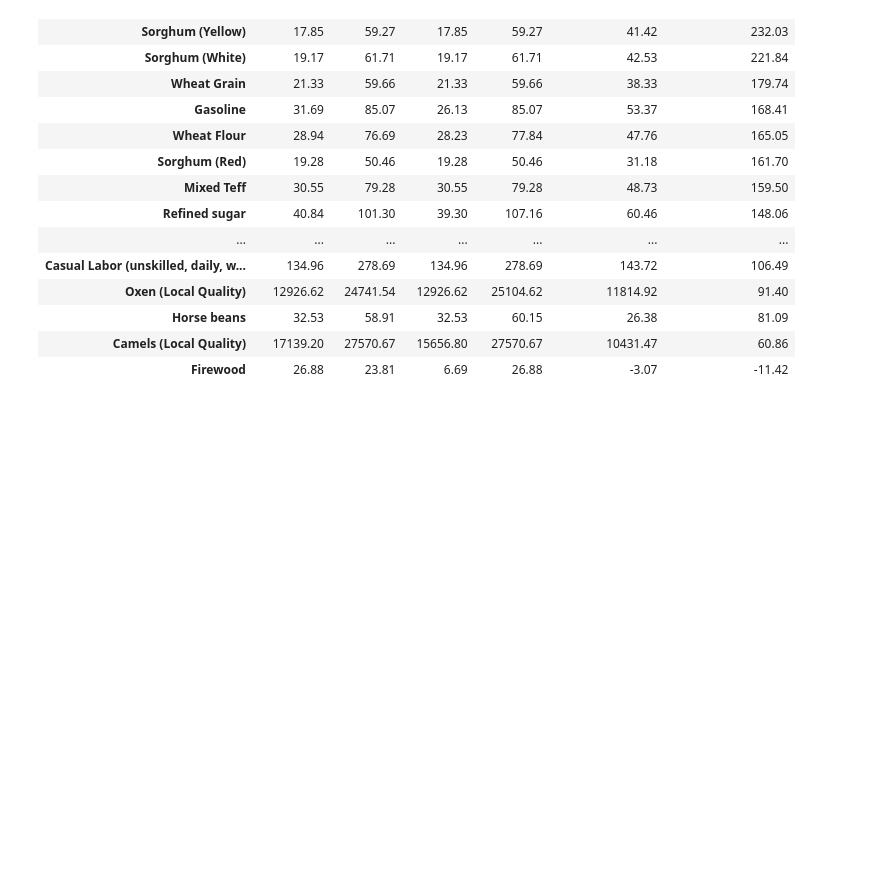
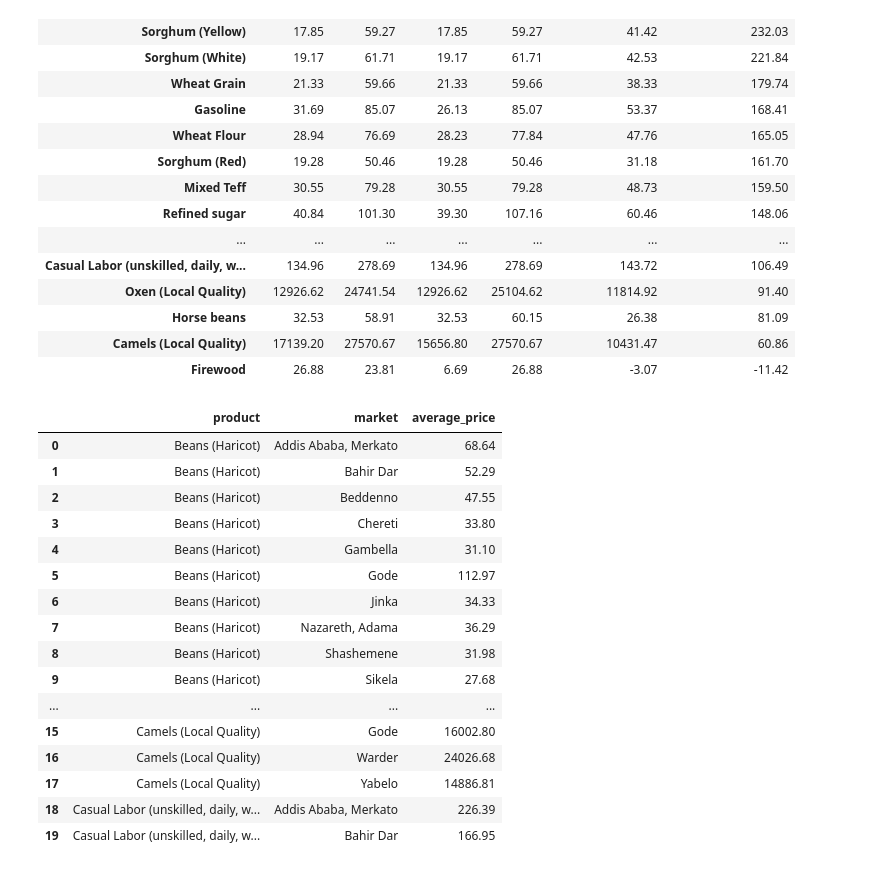
Before and after one commit to demirewu-manidefro/ethiopian-agricultural-market-intelligence1, a Jupyter notebook: explore_dataset.ipynb, the cells around one changed output. Drawn from its saved outputs; the diff is of its cells as text; code cells hidden in the pictures; blank space fills up the shorter version.

Commit message:
market_product_summary = (

```diff
--- a/explore_dataset.ipynb
+++ b/explore_dataset.ipynb
@@ -1040,3 +1040,34 @@ price_change.sort_values(
 | Horse beans | 32.53 | 58.91 | 32.53 | 60.15 | 26.38 | 81.09 |
 | Camels (Local Quality) | 17139.20 | 27570.67 | 15656.80 | 27570.67 | 10431.47 | 60.86 |
 | Firewood | 26.88 | 23.81 | 6.69 | 26.88 | -3.07 | -11.42 |
+# %%
+market_product_summary = (
+    df.groupby(["product", "market"])["value"]
+      .mean()
+      .reset_index()
+      .rename(columns={"value": "average_price"})
+)
+
+market_product_summary["average_price"] = (
+    market_product_summary["average_price"].round(2)
+)
+
+market_product_summary.head(20)
+# %% [output]
+|  | product | market | average_price |
+| 0 | Beans (Haricot) | Addis Ababa, Merkato | 68.64 |
+| 1 | Beans (Haricot) | Bahir Dar | 52.29 |
+| 2 | Beans (Haricot) | Beddenno | 47.55 |
+| 3 | Beans (Haricot) | Chereti | 33.80 |
+| 4 | Beans (Haricot) | Gambella | 31.10 |
+| 5 | Beans (Haricot) | Gode | 112.97 |
+| 6 | Beans (Haricot) | Jinka | 34.33 |
+| 7 | Beans (Haricot) | Nazareth, Adama | 36.29 |
+| 8 | Beans (Haricot) | Shashemene | 31.98 |
+| 9 | Beans (Haricot) | Sikela | 27.68 |
+| ... | ... | ... | ... |
+| 15 | Camels (Local Quality) | Gode | 16002.80 |
+| 16 | Camels (Local Quality) | Warder | 24026.68 |
+| 17 | Camels (Local Quality) | Yabelo | 14886.81 |
+| 18 | Casual Labor (unskilled, daily, w... | Addis Ababa, Merkato | 226.39 |
+| 19 | Casual Labor (unskilled, daily, w... | Bahir Dar | 166.95 |
```
